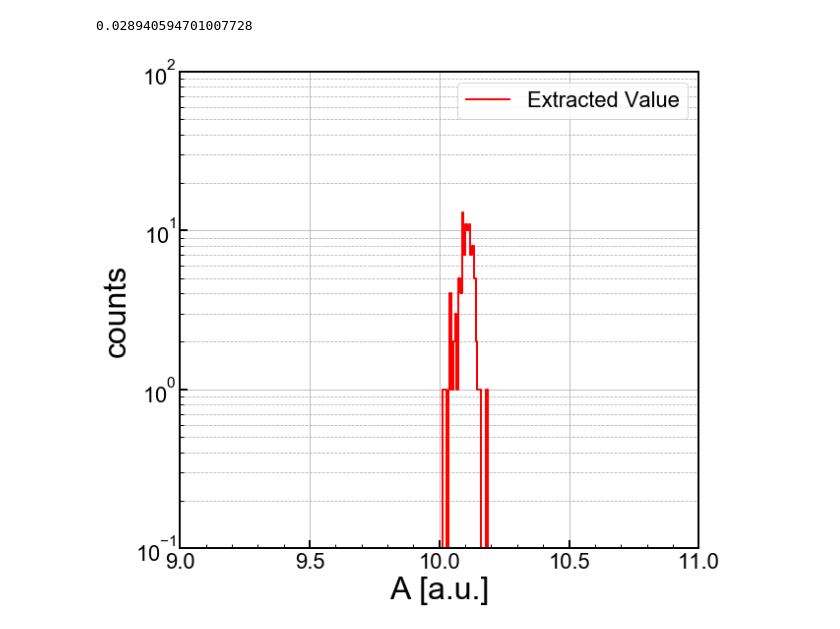
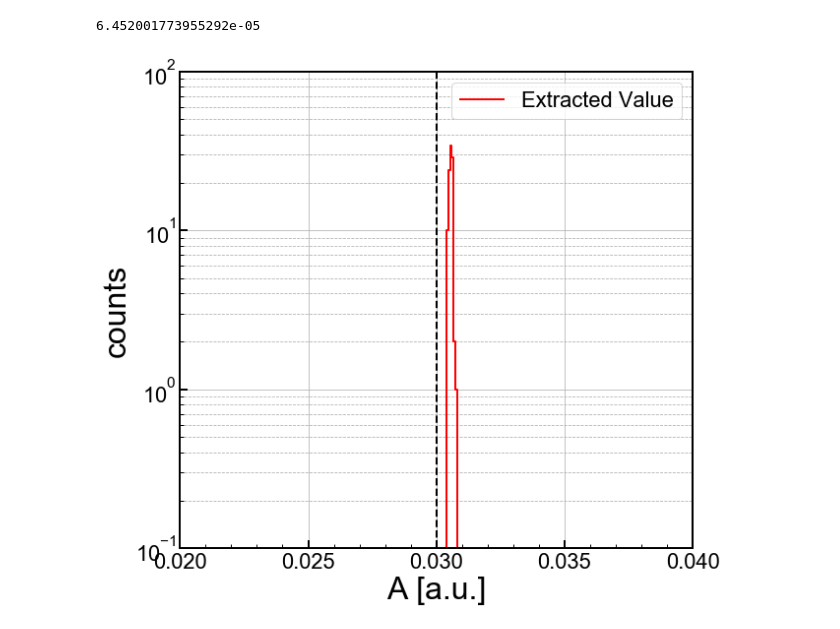
Before and after one commit to villaa/nrFano_Constraint, a Jupyter notebook: simple_extraction.ipynb, the cells around one changed output. Saved outputs shown, nothing was run; the diff lists cells and outputs as text; code cells hidden in the pictures.

```diff
--- a/simple_extraction.ipynb
+++ b/simple_extraction.ipynb
@@ -18,28 +89,28 @@ def gaus(x,a,x0,sigma):
 #do a fit
 from scipy.optimize import curve_fit
 
-#get histogram
-amax = 30
 
 val = []
 val_stat = []
 err = []
 for i in np.arange(0,np.shape(A)[1]):
     v = A[:,i]
-    nv,nvx = np.histogram(v,100,range=(-amax,amax))
+    nv,nvx = np.histogram(v,100,range=(amean-amax-sigx-0.2,amean+amax+sigx+0.2))
     xvc = (nvx[:-1] + nvx[1:]) / 2
-    pars,parerr = curve_fit(gaus,xvc,nv,p0=[1000, 0, 10])
+    pars,parerr = curve_fit(gaus,xvc,nv,p0=[1000, amean, (amax/3)])
     val_stat.append(np.sqrt(np.std(v)**2-siga**2))
     val.append(np.sqrt(pars[2]**2-siga**2))
     err.append(np.sqrt(pars[2]**2/(pars[2]**2-siga**2)*parerr[2,2]))
     #err.append(np.sqrt(parerr[2,2]))
 
-n,nx = np.histogram(A[:,0],100,range=(-amax,amax))
+n,nx = np.histogram(A[:,0],100,range=(amean-amax-sigx-0.2,amean+amax+sigx+0.2))
 
 xc = (nx[:-1] + nx[1:]) / 2
 
 print(np.shape(n))
 print(np.shape(xc))
+print(amean)
+print(amax)
 # %% [output]
 (100,)
 (100,)
@@ -68,7 +141,7 @@ plt.style.use('standard')
 fig,axes = plt.subplots(1,1,figsize=(9.0,8.0),sharex=True)
 ax1 = axes
 
-X = np.arange(-amax,amax,0.01)
+X = np.arange(amean-amax-sigx-0.2,amean+amax+sigx+0.2,0.01)
 
 step, = ax1.step(xc,n, where='mid',color='r', linestyle='-', label='Random Var. A', linewidth=2)
 ax1.plot(X,gaus(X,*popt),'k-',label='fit')
@@ -79,7 +152,7 @@ ymax=1000
 
 
 ax1.set_yscale('log')
-ax1.set_xlim(-amax, amax) #in pairs
+ax1.set_xlim(amean-amax-sigx-0.2, amean+amax+sigx+0.2)
 ax1.set_ylim(ymin,ymax)
 ax1.set_xlabel('A [a.u.]',**axis_font)
 ax1.set_ylabel('counts',**axis_font)
@@ -119,8 +192,8 @@ ax1.errorbar(np.arange(0,np.shape(val)[0]),val,yerr=[err,err], marker='o', marke
 
 ax1.axhline(sigx,linestyle='-',color='r')
 
-ymin=9
-ymax=12
+ymin=sigx-0.1*amax
+ymax=sigx+0.1*amax
 
 
 ax1.set_yscale('linear')
@@ -147,6 +220,6 @@ print('{0:3.3f} +/- {1:3.3f}'.format(np.mean(val),(1/np.float(np.shape(err)[0]))
 # %%
-xmin=9
-xmax=11
+xmin=sigx-0.1*amax
+xmax=sigx+0.1*amax
 
 print(np.std(val_stat))
 
@@ -156,34 +229,34 @@ n_res,n_resx = np.histogram(val_stat,300,range=(xmin,xmax))
 xresc = (n_resx[:-1] + n_resx[1:]) / 2
 
 #set up a 1d plot
 fig,axes = plt.subplots(1,1,figsize=(9.0,8.0),sharex=True)
 ax1 = axes
 
-X = np.arange(-amax,amax,0.01)
+X = np.arange(sigx-amax,sigx+amax,0.01)
 
 step, = ax1.step(xresc,n_res, where='mid',color='r', linestyle='-', label='Extracted Value', linewidth=2)
-
+ax1.axvline(sigx,linestyle='--',color='k')
 
 
 ymin=0.1
 ymax=100
 
 
 ax1.set_yscale('log')
 ax1.set_xlim(xmin, xmax) #in pairs
 ax1.set_ylim(ymin,ymax)
 ax1.set_xlabel('A [a.u.]',**axis_font)
 ax1.set_ylabel('counts',**axis_font)
 ax1.grid(True)
 ax1.yaxis.grid(True,which='minor',linestyle='--')
 ax1.legend(loc=1,prop={'size':22})
 
 for axis in ['top','bottom','left','right']:
   ax1.spines[axis].set_linewidth(2)
 
 plt.tight_layout()
 #plt.savefig('figures/figures')
 plt.show()
 # %% [output]
-0.028940594701007728
+6.452001773955292e-05
-[figure, old version]
+[figure, new version]
```
Also changed, not shown: parts of 8 cells of this notebook.
